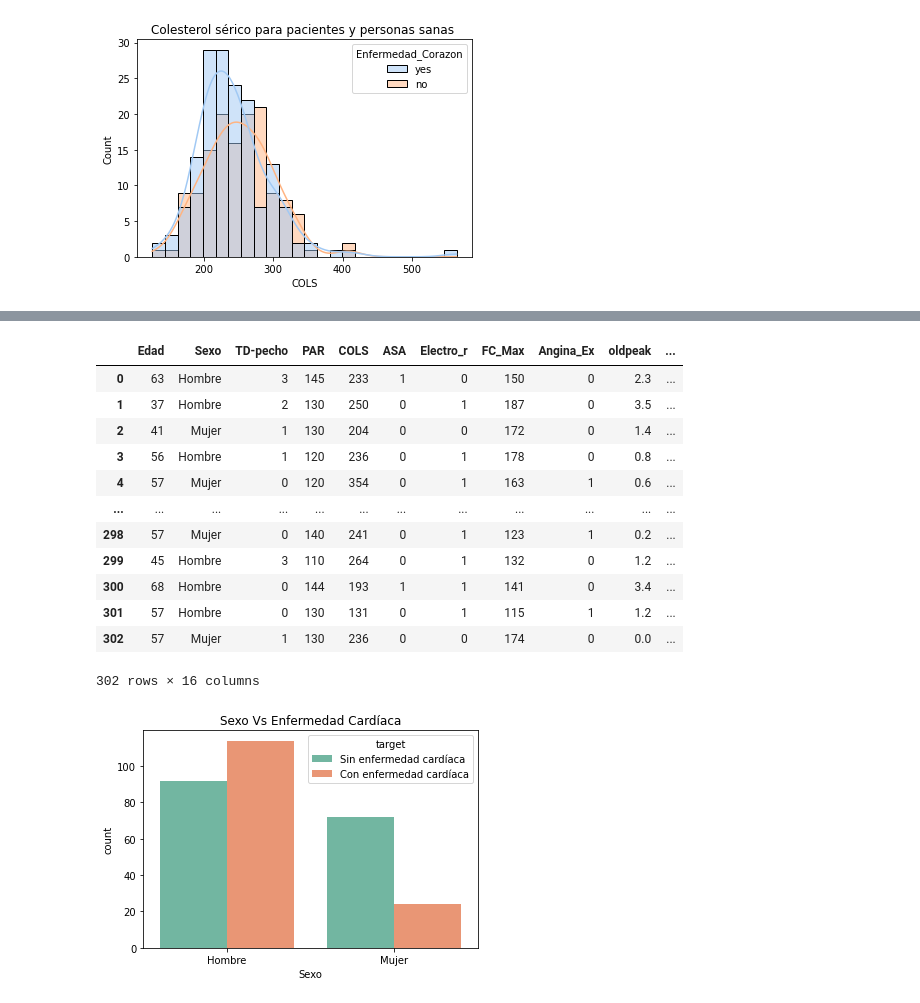
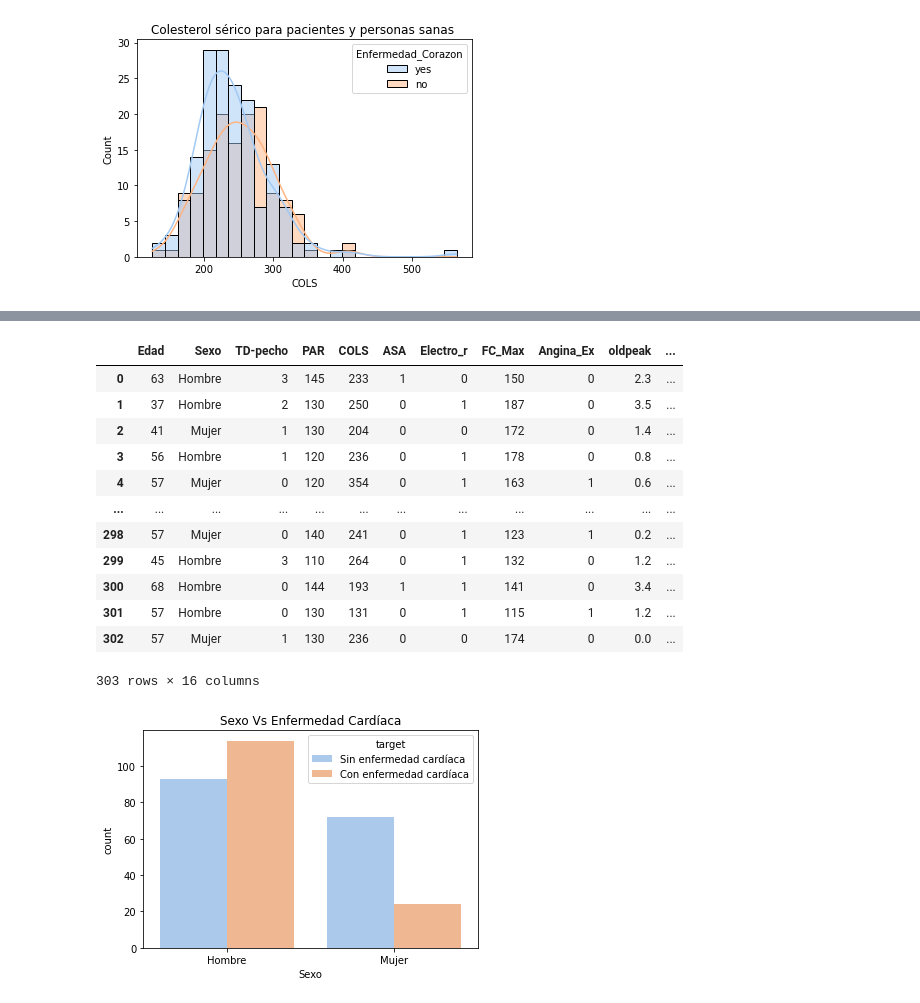
Before and after one commit to AgudeloKimy/ComputacionAvanzada-Parallel-multiprocessing, a Jupyter notebook: ProyectoML.ipynb, the cells around one changed output, grey strips where cells are left out. Cells and saved outputs as stored; diff of their text form; code cells hidden in the pictures.

```diff
--- a/ProyectoML.ipynb
+++ b/ProyectoML.ipynb
@@ -115,3 +181,5 @@ datos.describe() # Describe los datos que se tienen
+# %%
+datos_2 = datos.copy()
 # %%
 datos = datos.drop_duplicates()
 datos.isna().sum() # Comprueba los valores perdidos
@@ -131,4 +199,7 @@ Flora          0
 thal           0
 target         0
 dtype: int64
+# %%
+EC = ['yes' if i == 1 else 'no' for i in datos_2['target']]
+datos_2['Enfermedad_Corazon'] = np.array(EC)
 # %%
@@ -158,5 +226,5 @@ datos
 # %%
-EC2 = ['yes' if i == 1 else 'no' for i in datos['Sexo']]
-datos['Conteo'] = np.array(EC2)
+EC2 = ['yes' if i == 1 else 'no' for i in datos_2['Sexo']]
+datos_2['Conteo'] = np.array(EC2)
 datos
 # %% [output]
@@ -277,5 +344,5 @@ plt.show()
 # %%
-datos_copy = datos.copy() # Realiza una copia de los datos
+datos_copy = datos_2.copy() # Realiza una copia de los datos
 def Fun_Sexo(sexo):
     if sexo == 0:
         return 'Mujer'
@@ -304,11 +371,12 @@ datos_copy
 | 300 | 68 | Hombre | 0 | 144 | 193 | 1 | 1 | 141 | 0 | 3.4 | ... |
 | 301 | 57 | Hombre | 0 | 130 | 131 | 0 | 1 | 115 | 1 | 1.2 | ... |
 | 302 | 57 | Mujer | 1 | 130 | 236 | 0 | 0 | 174 | 0 | 0.0 | ... |
-302 rows × 16 columns
+303 rows × 16 columns
 # %%
-sns.countplot(data= datos_copy, x='Sexo',hue='target',  palette="Set2")
+sns.set_palette("pastel") # Se define la paleta de tonalidades
+sns.countplot(data= datos_copy, x='Sexo',hue='target',  palette="pastel")
 plt.title('Sexo Vs Enfermedad Cardíaca')
 plt.savefig('analisismujerhombre.pdf')
 plt.show()
 # %% [output]
-[figure, old version]
+[figure, new version]
```
Also changed, not shown: parts of 47 cells of this notebook.
